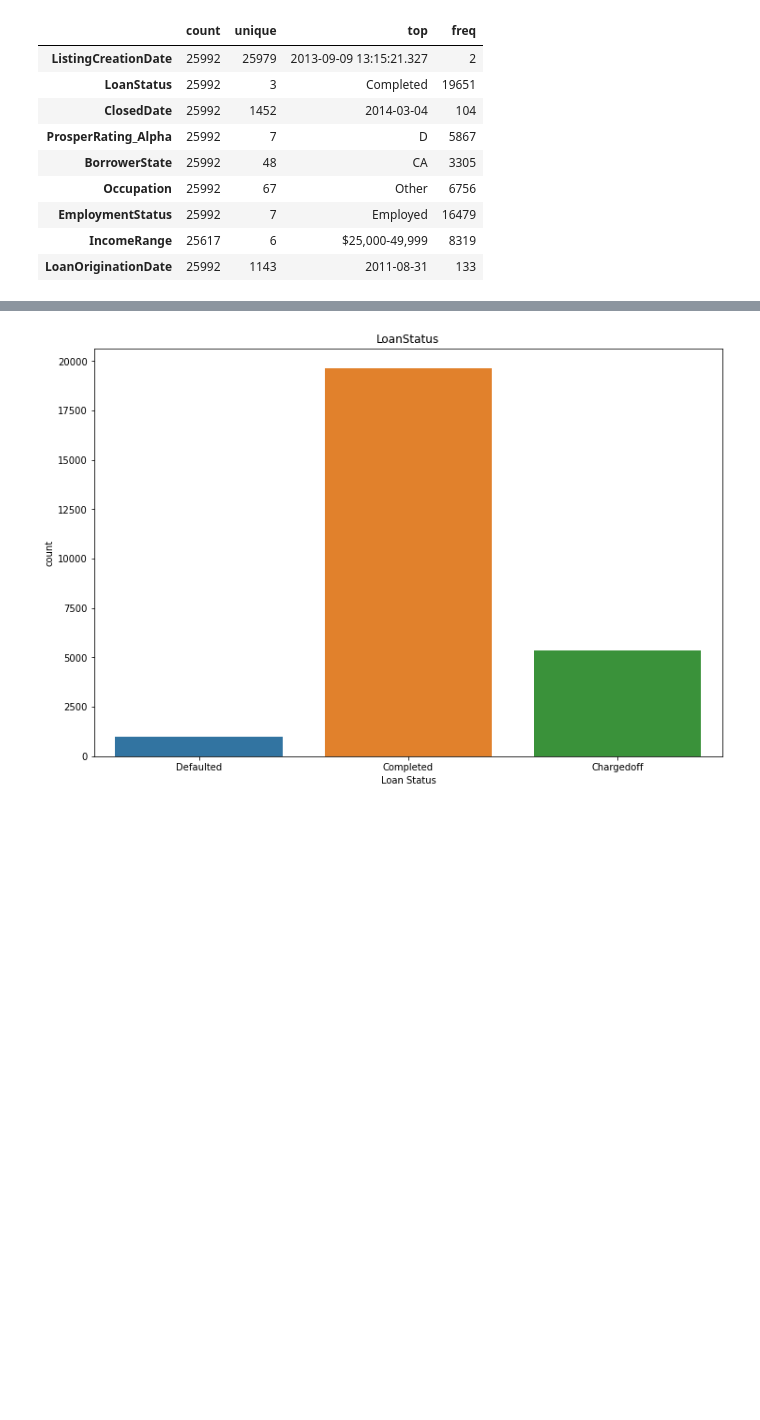
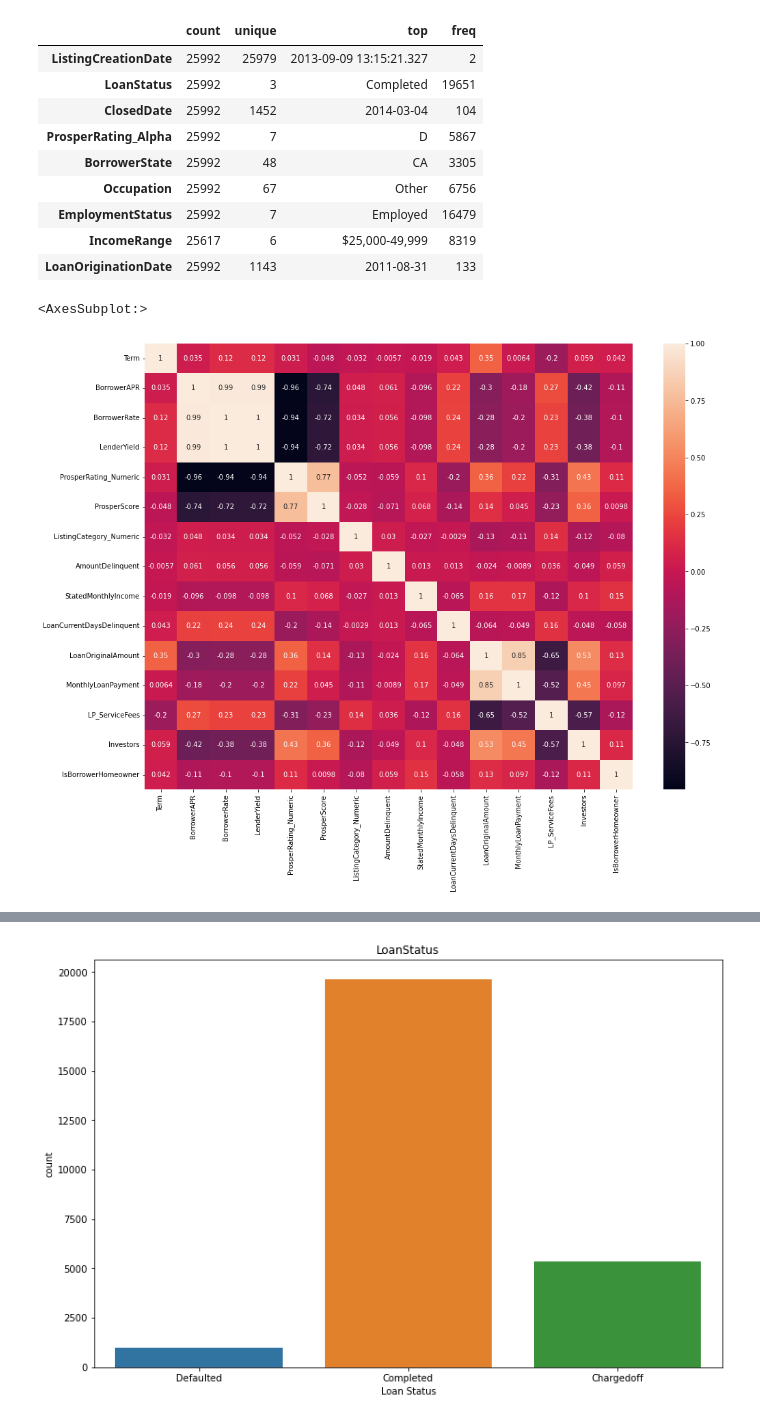
Before and after one commit to Manny-97/Udacity-Data-Analyst, a Jupyter notebook: data visualization/Explanatory_visualization.ipynb, the cells around one changed output, grey strips where cells are left out. Cells and saved outputs as stored; diff of their text form; code cells hidden in the pictures; blank space fills up the shorter version.

```diff
--- a/data visualization/Explanatory_visualization.ipynb
+++ b/data visualization/Explanatory_visualization.ipynb
@@ -75,3 +77,9 @@ loan_df.describe(include=object).T
 # %%
 base_color = sns.color_palette()[0]
 plt.rcParams["figure.figsize"] = (12, 8)
+# %%
+plt.figure(figsize=(16, 12))
+sns.heatmap(loan_df.corr(), annot=True)
+# %% [output]
+<AxesSubplot:>
+[figure, added]
```
Also changed, not shown: parts of 21 cells of this notebook.
